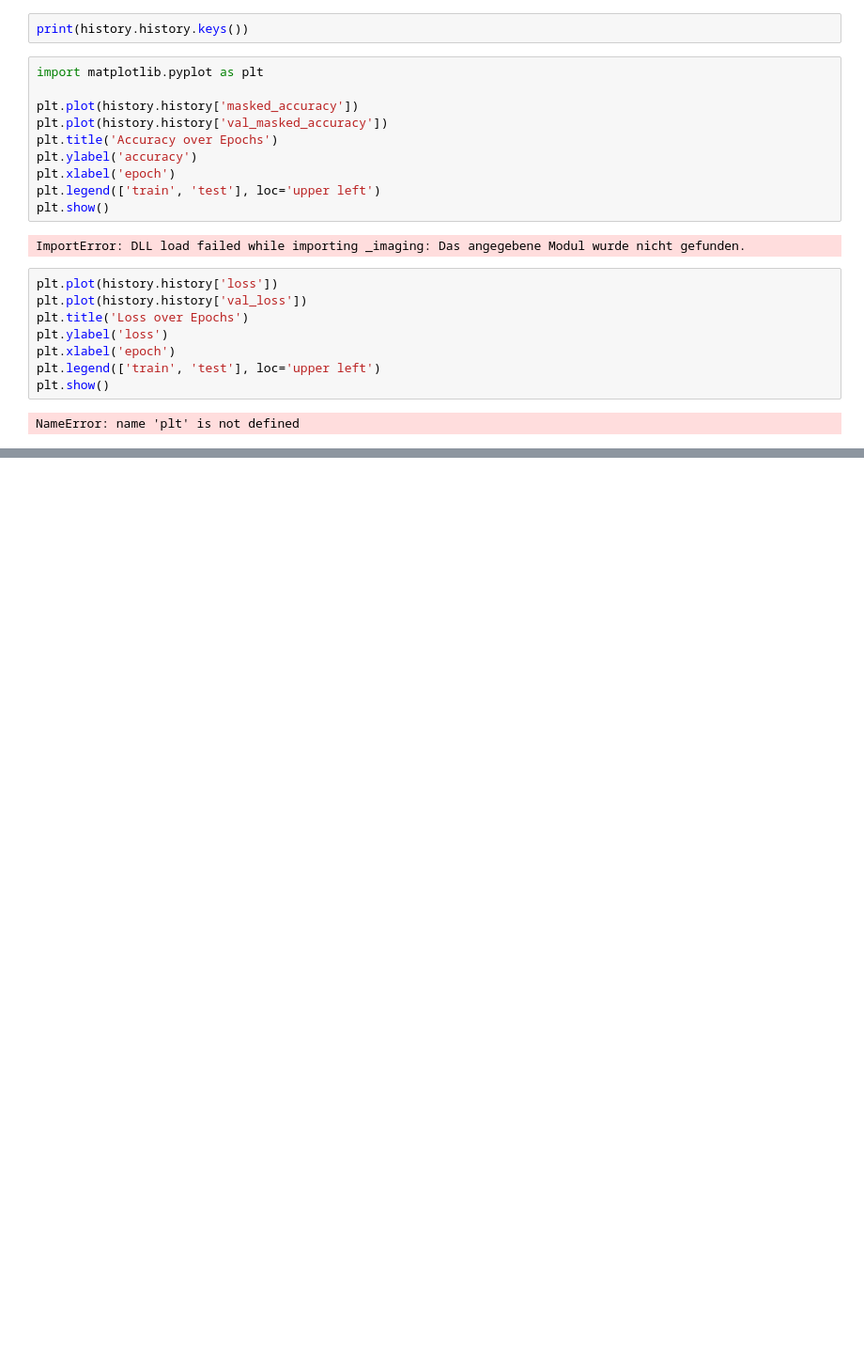
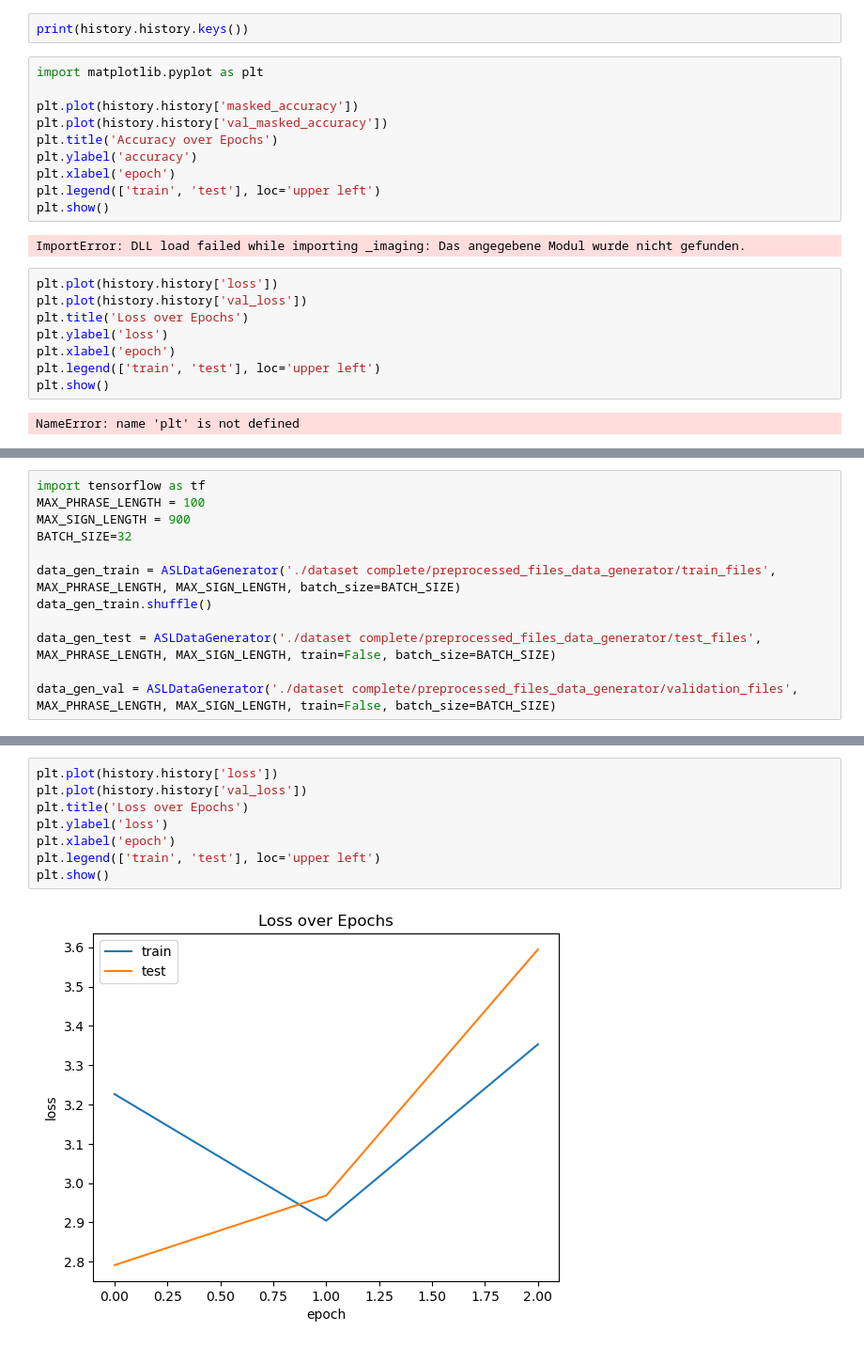
Before and after one commit to 4nn1k4/ASL-Fingerspelling-Translation, a Jupyter notebook: Training.ipynb, the cells around one changed output, grey strips where cells are left out. Shown: that part at 94% size. Cells and saved outputs as stored; diff of their text form; blank space fills up the shorter version.

```diff
--- a/Training.ipynb
+++ b/Training.ipynb
@@ -84,0 +162,12 @@ NameError: name 'plt' is not defined
+# %%
+import tensorflow as tf
+MAX_PHRASE_LENGTH = 100
+MAX_SIGN_LENGTH = 900
+BATCH_SIZE=32
+
+data_gen_train = ASLDataGenerator('./dataset complete/preprocessed_files_data_generator/train_files', MAX_PHRASE_LENGTH, MAX_SIGN_LENGTH, batch_size=BATCH_SIZE)
+data_gen_train.shuffle()
+
+data_gen_test = ASLDataGenerator('./dataset complete/preprocessed_files_data_generator/test_files', MAX_PHRASE_LENGTH, MAX_SIGN_LENGTH, train=False, batch_size=BATCH_SIZE)
+
+data_gen_val = ASLDataGenerator('./dataset complete/preprocessed_files_data_generator/validation_files', MAX_PHRASE_LENGTH, MAX_SIGN_LENGTH, train=False, batch_size=BATCH_SIZE)
@@ -84,0 +243,10 @@ NameError: name 'plt' is not defined
+# %%
+plt.plot(history.history['loss'])
+plt.plot(history.history['val_loss'])
+plt.title('Loss over Epochs')
+plt.ylabel('loss')
+plt.xlabel('epoch')
+plt.legend(['train', 'test'], loc='upper left')
+plt.show()
+# %% [output]
+[figure, added]
```
Also changed, not shown: parts of 12 cells of this notebook, 2 other files.
